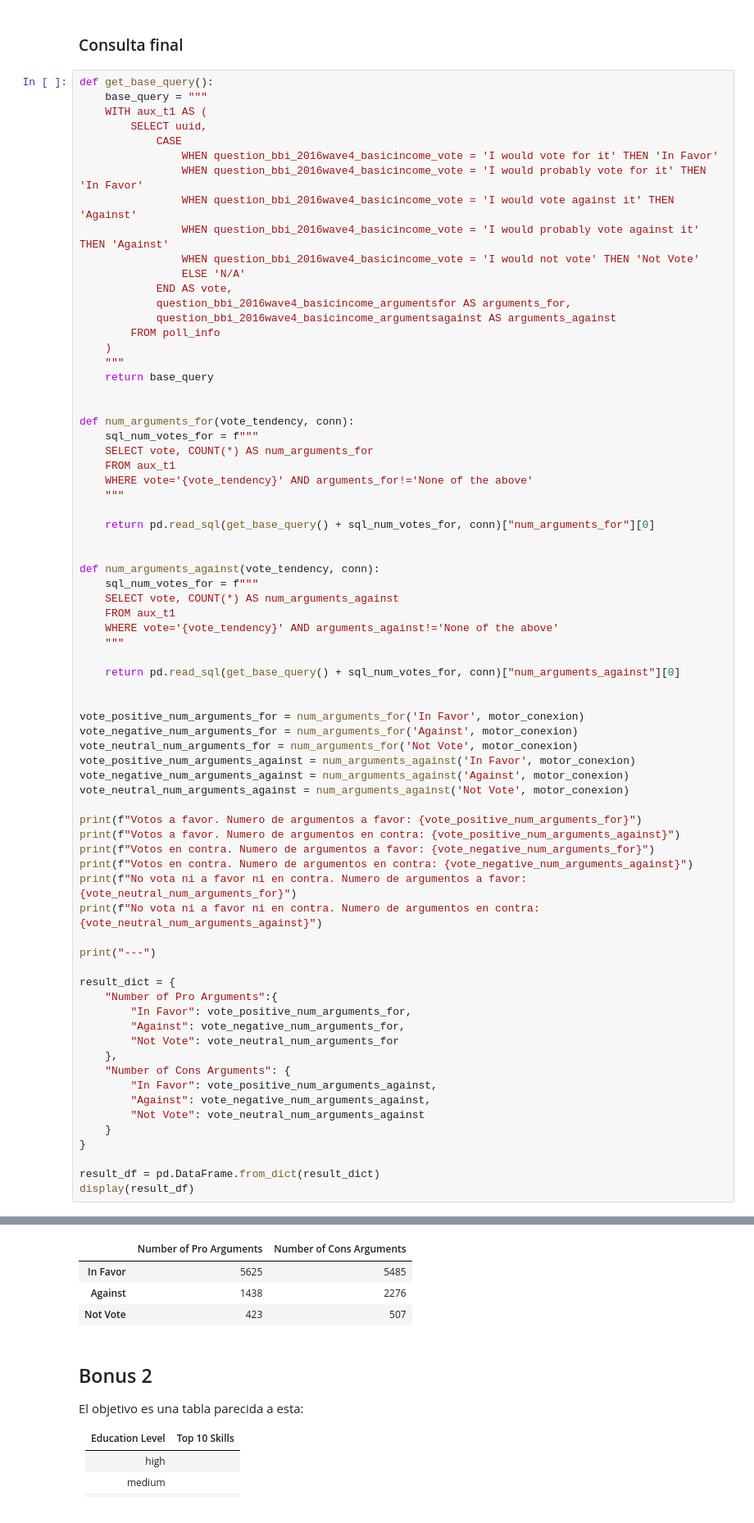
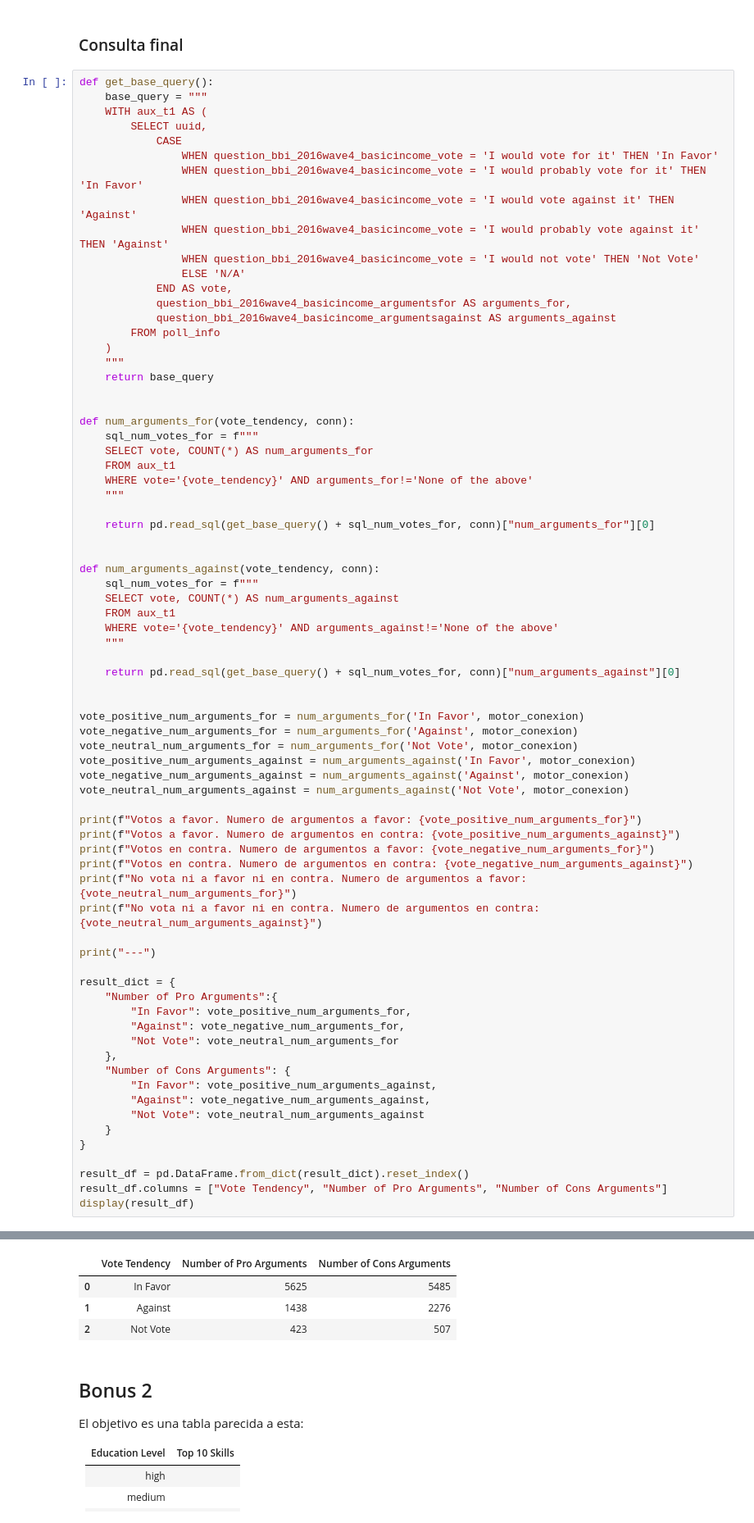
Before and after one commit to rfminguez/ih_datamadpt1120_project_m1, a Jupyter notebook: notebooks/data_sources_analysis.ipynb, the cells around one changed output, grey strips where cells are left out. Shown at 82% size. Cells and saved outputs as stored; diff of their text form.

```diff
--- a/notebooks/data_sources_analysis.ipynb
+++ b/notebooks/data_sources_analysis.ipynb
@@ -387,38 +387,39 @@ print(f"Votos a favor. Numero de argumentos a favor: {vote_positive_num_argument
 print(f"Votos a favor. Numero de argumentos en contra: {vote_positive_num_arguments_against}")
 print(f"Votos en contra. Numero de argumentos a favor: {vote_negative_num_arguments_for}")
 print(f"Votos en contra. Numero de argumentos en contra: {vote_negative_num_arguments_against}")
 print(f"No vota ni a favor ni en contra. Numero de argumentos a favor: {vote_neutral_num_arguments_for}")
 print(f"No vota ni a favor ni en contra. Numero de argumentos en contra: {vote_neutral_num_arguments_against}")
 
 print("---")
 
 result_dict = {
     "Number of Pro Arguments":{
         "In Favor": vote_positive_num_arguments_for,
         "Against": vote_negative_num_arguments_for,
         "Not Vote": vote_neutral_num_arguments_for
     },
     "Number of Cons Arguments": {
         "In Favor": vote_positive_num_arguments_against,
         "Against": vote_negative_num_arguments_against,
         "Not Vote": vote_neutral_num_arguments_against
     }
 }
 
-result_df = pd.DataFrame.from_dict(result_dict)
+result_df = pd.DataFrame.from_dict(result_dict).reset_index()
+result_df.columns = ["Vote Tendency", "Number of Pro Arguments", "Number of Cons Arguments"]
 display(result_df)
 # %% [output]
 Votos a favor. Numero de argumentos a favor: 5625
 Votos a favor. Numero de argumentos en contra: 5485
 Votos en contra. Numero de argumentos a favor: 1438
 Votos en contra. Numero de argumentos en contra: 2276
 No vota ni a favor ni en contra. Numero de argumentos a favor: 423
 No vota ni a favor ni en contra. Numero de argumentos en contra: 507
 ---
-|  | Number of Pro Arguments | Number of Cons Arguments |
-| In Favor | 5625 | 5485 |
-| Against | 1438 | 2276 |
-| Not Vote | 423 | 507 |
+|  | Vote Tendency | Number of Pro Arguments | Number of Cons Arguments |
+| 0 | In Favor | 5625 | 5485 |
+| 1 | Against | 1438 | 2276 |
+| 2 | Not Vote | 423 | 507 |
 # %% [markdown]
 ## Bonus 2
 El objetivo es una tabla parecida a esta:
```
Also changed, not shown: 2 other files.
